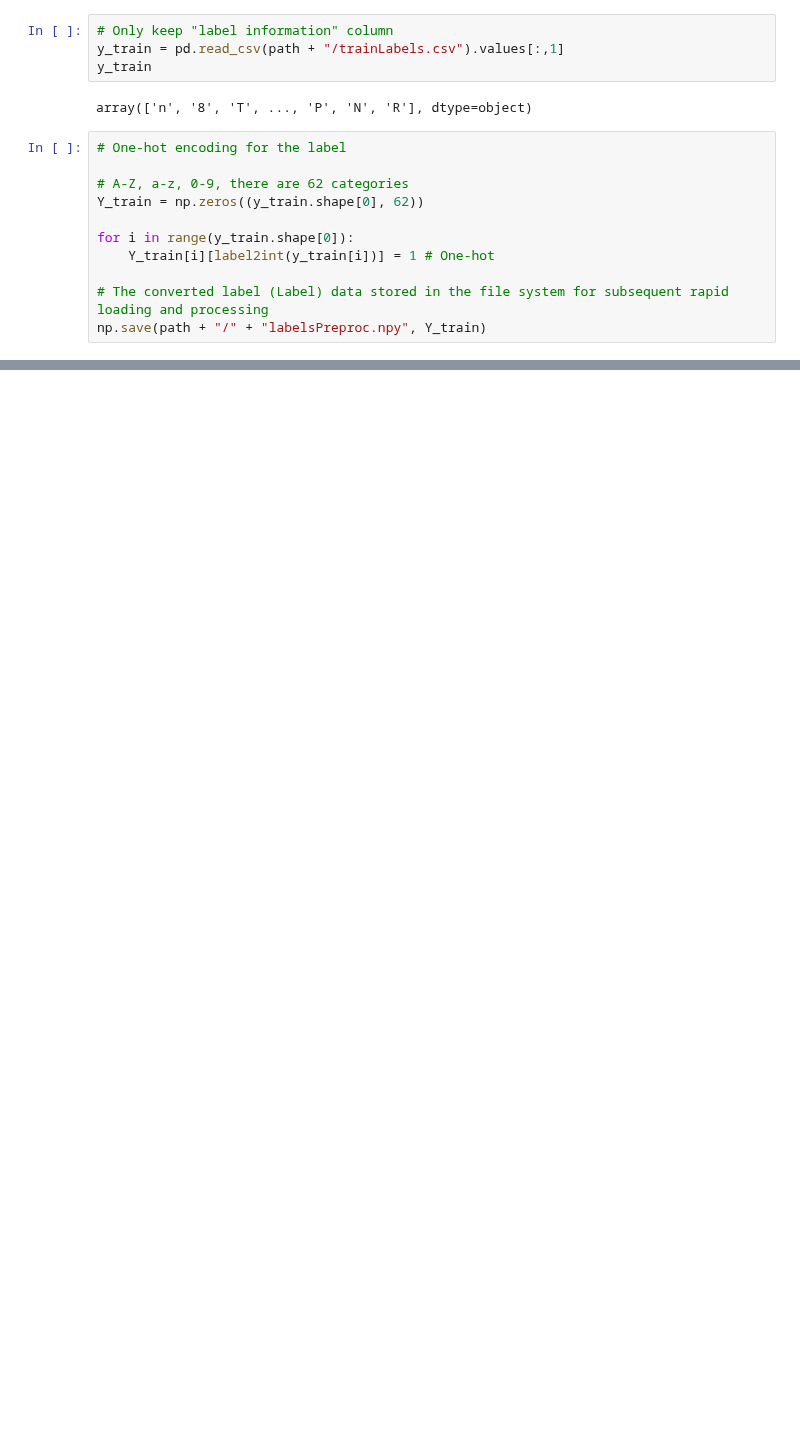
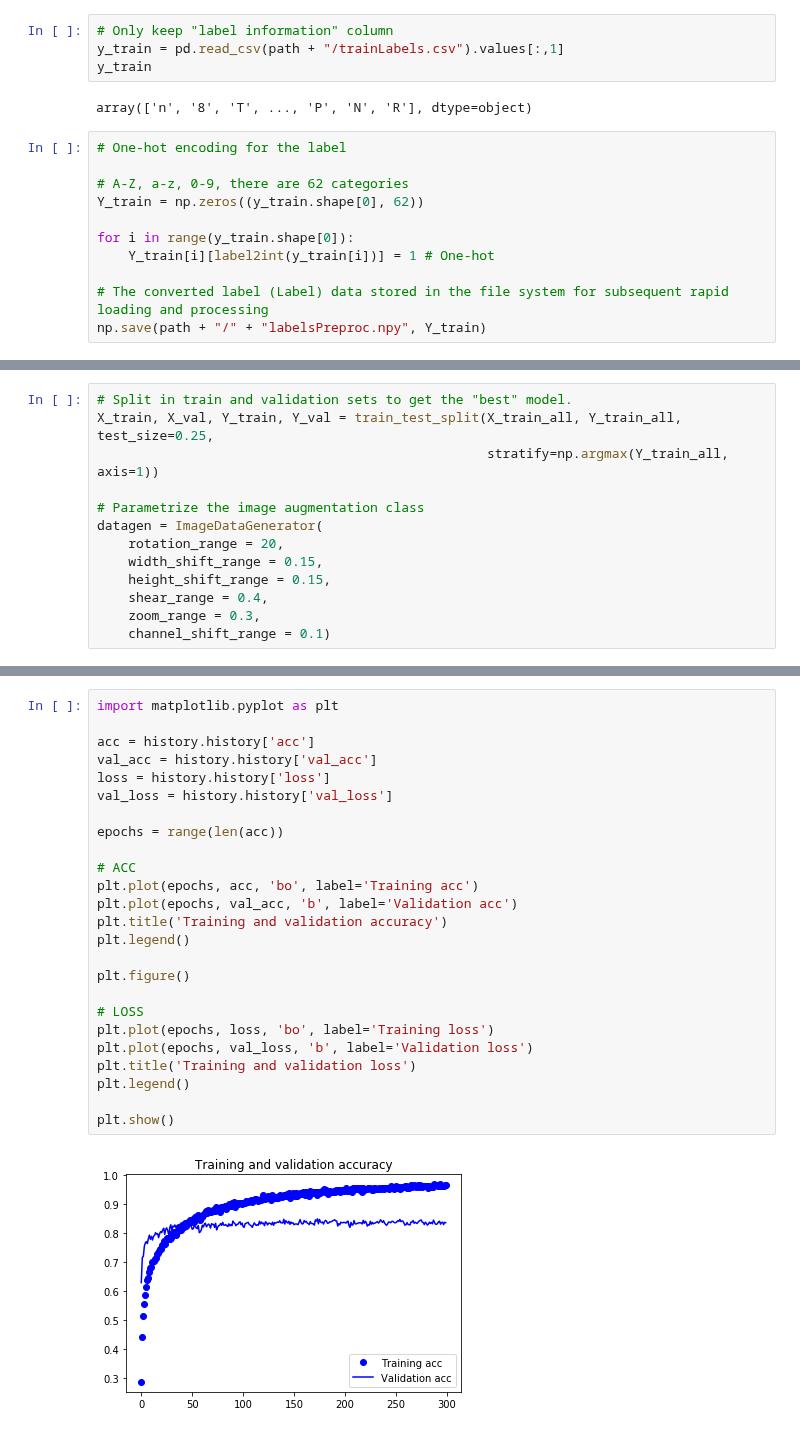
Before and after one commit to jojosimida/keras-practice, a Jupyter notebook: 2.0-first-steps-with-julia/2.0-first-steps-with-julia.ipynb, the cells around one changed output, grey strips where cells are left out. Drawn from its saved outputs; the diff is of its cells as text; blank space fills up the shorter version.

```diff
--- a/2.0-first-steps-with-julia/2.0-first-steps-with-julia.ipynb
+++ b/2.0-first-steps-with-julia/2.0-first-steps-with-julia.ipynb
@@ -134,0 +187,13 @@ np.save(path + "/" + "labelsPreproc.npy", Y_train)
+# %%
+# Split in train and validation sets to get the "best" model.
+X_train, X_val, Y_train, Y_val = train_test_split(X_train_all, Y_train_all, test_size=0.25,
+                                                  stratify=np.argmax(Y_train_all, axis=1))
+
+# Parametrize the image augmentation class
+datagen = ImageDataGenerator(
+    rotation_range = 20,
+    width_shift_range = 0.15,
+    height_shift_range = 0.15,
+    shear_range = 0.4,
+    zoom_range = 0.3,
+    channel_shift_range = 0.1)
@@ -134,0 +320,27 @@ np.save(path + "/" + "labelsPreproc.npy", Y_train)
+# %%
+import matplotlib.pyplot as plt
+
+acc = history.history['acc']
+val_acc = history.history['val_acc']
+loss = history.history['loss']
+val_loss = history.history['val_loss']
+
+epochs = range(len(acc))
+
+# ACC
+plt.plot(epochs, acc, 'bo', label='Training acc')
+plt.plot(epochs, val_acc, 'b', label='Validation acc')
+plt.title('Training and validation accuracy')
+plt.legend()
+
+plt.figure()
+
+# LOSS
+plt.plot(epochs, loss, 'bo', label='Training loss')
+plt.plot(epochs, val_loss, 'b', label='Validation loss')
+plt.title('Training and validation loss')
+plt.legend()
+
+plt.show()
+# %% [output]
+[figure, added]
```
Also changed, not shown: parts of 9 cells of this notebook.
